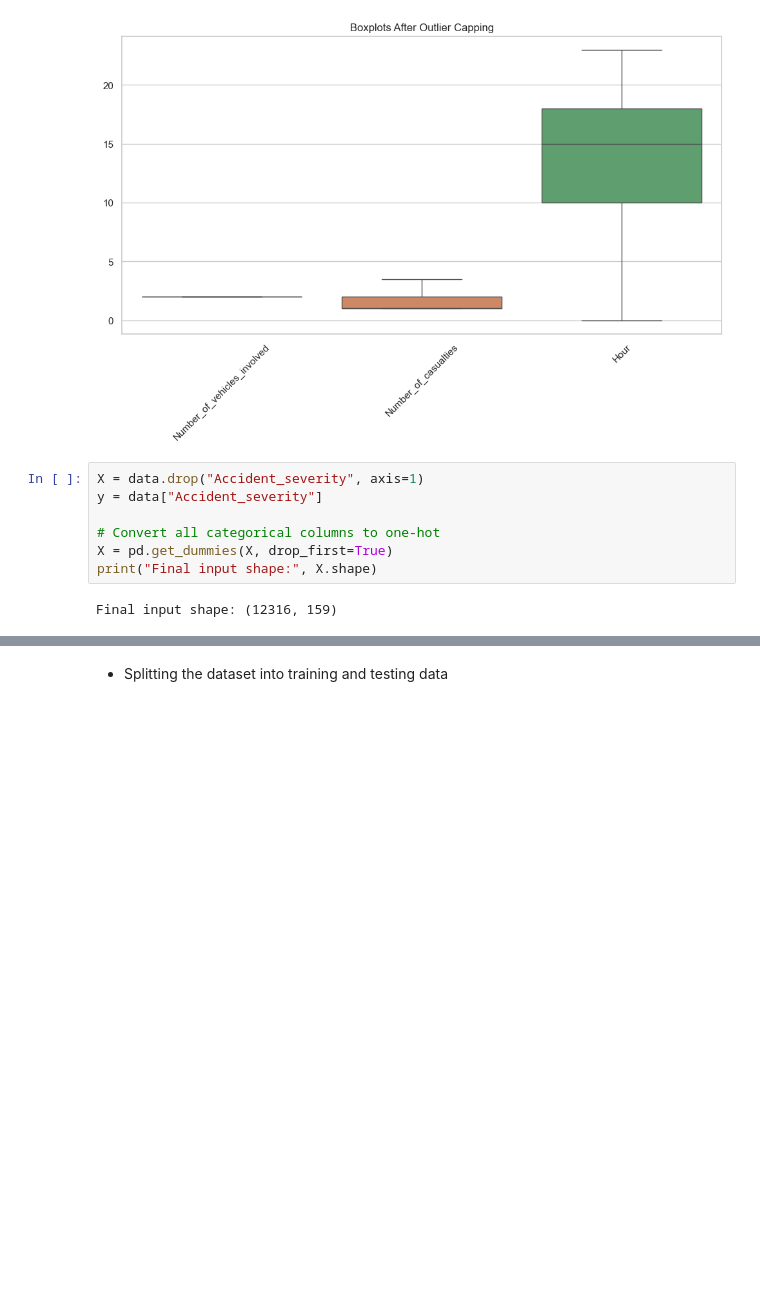
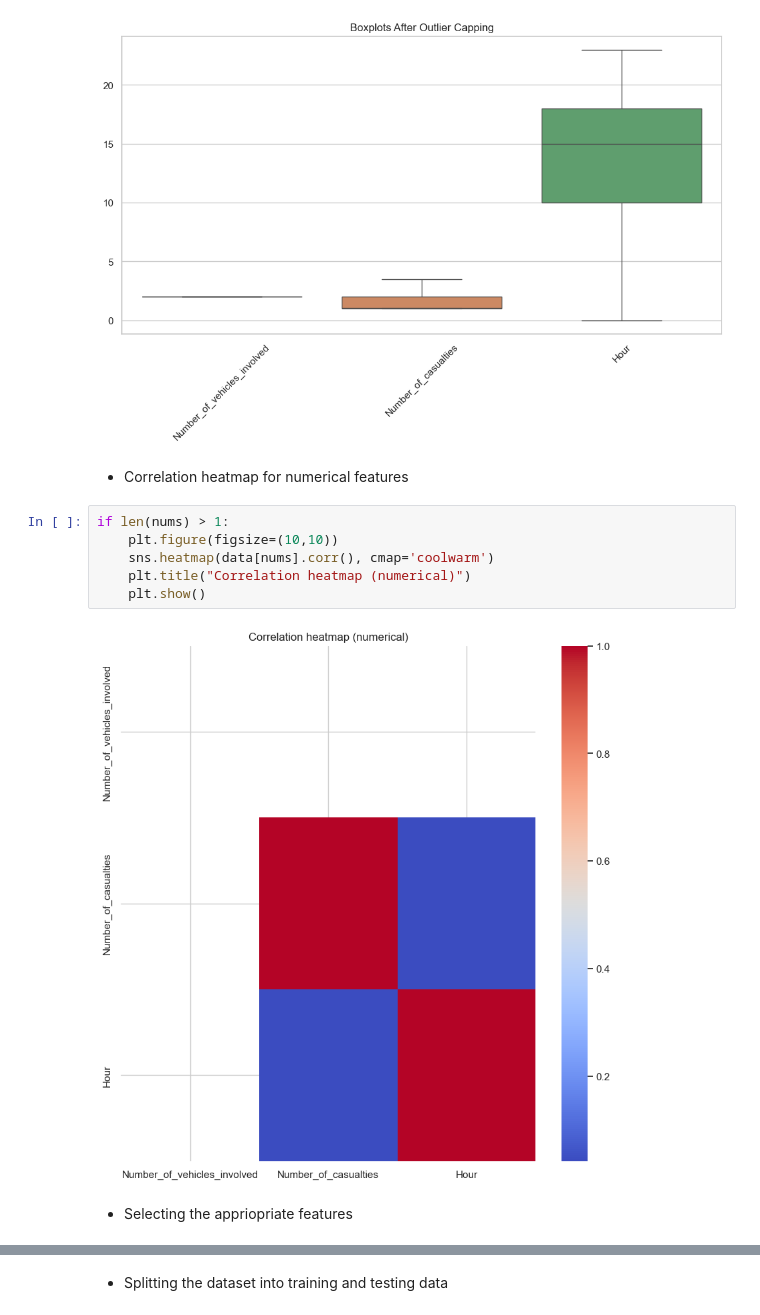
Before and after one commit to Agumekenneth/AI-Exam-Project, a Jupyter notebook: Exam project/exam.ipynb, the cells around one changed output, grey strips where cells are left out. Cells and saved outputs as stored; diff of their text form; blank space fills up the shorter version.

```diff
--- a/Exam project/exam.ipynb
+++ b/Exam project/exam.ipynb
@@ -191,12 +191,15 @@ plt.title("Boxplots After Outlier Capping")
 plt.show()
 # %% [output]
 [figure]
-# %%
-X = data.drop("Accident_severity", axis=1)
-y = data["Accident_severity"]
-
-# Convert all categorical columns to one-hot
-X = pd.get_dummies(X, drop_first=True)
-print("Final input shape:", X.shape)
-# %% [output]
-Final input shape: (12316, 159)
+# %% [markdown]
+- Correlation heatmap for numerical features
+# %%
+if len(nums) > 1:
+    plt.figure(figsize=(10,10))
+    sns.heatmap(data[nums].corr(), cmap='coolwarm')
+    plt.title("Correlation heatmap (numerical)")
+    plt.show()
+# %% [output]
+[figure, added]
+# %% [markdown]
+- Selecting the appriopriate features
```
Also changed, not shown: parts of 2 cells of this notebook.
